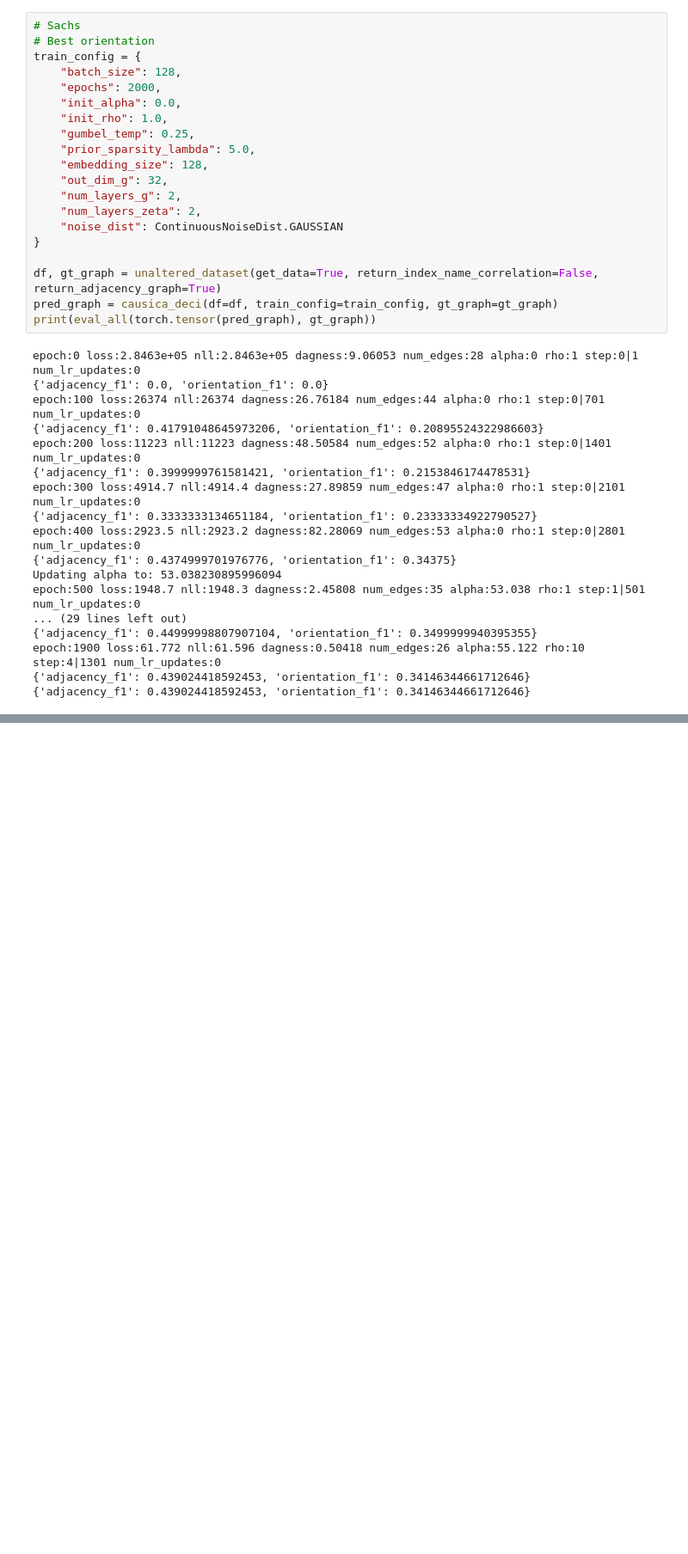
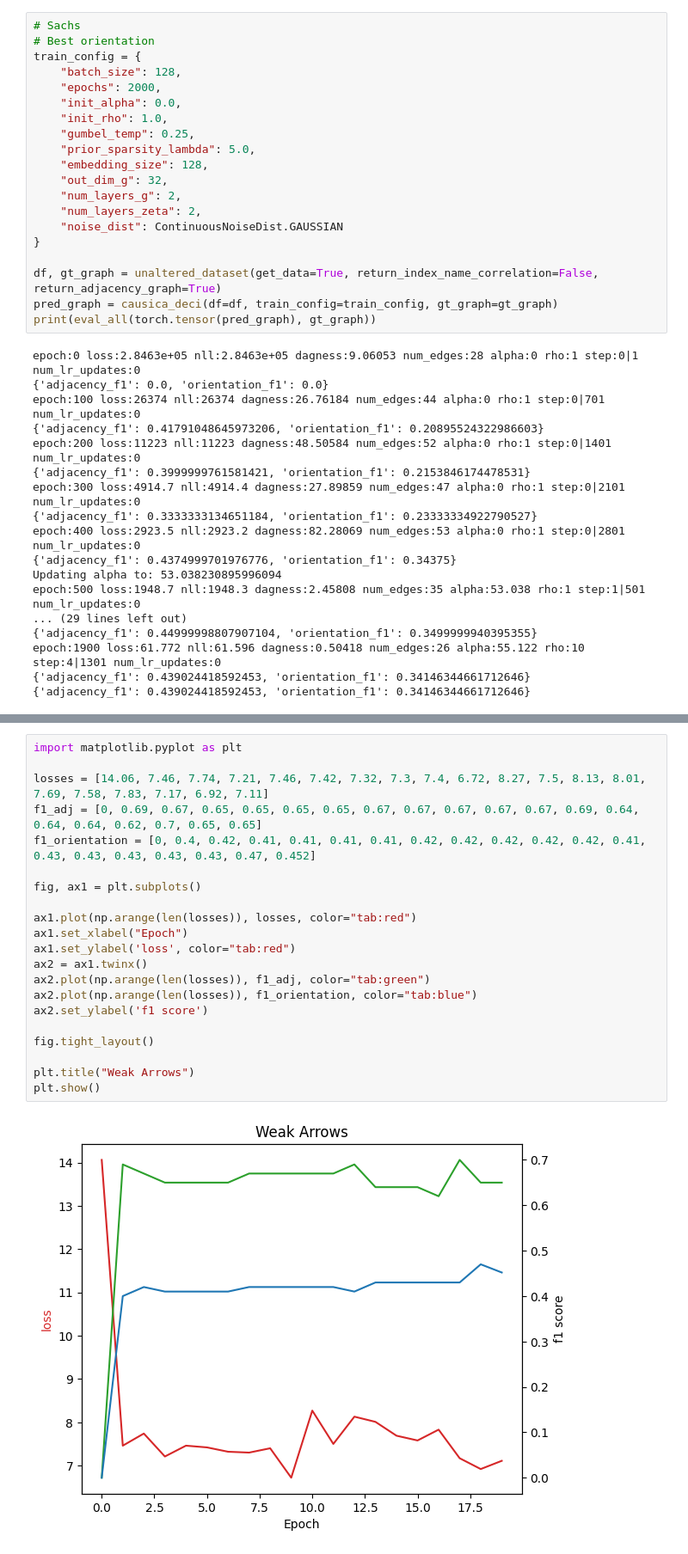
Before and after one commit to diaconuccalin/AI_in_Industry_Project, a Jupyter notebook: models/deci/deci_notebook.ipynb, the cells around one changed output, grey strips where cells are left out. Shown: that part at 86% size. Saved outputs shown, nothing was run; the diff lists cells and outputs as text; blank space fills up the shorter version.

```diff
--- a/models/deci/deci_notebook.ipynb
+++ b/models/deci/deci_notebook.ipynb
@@ -606,0 +670,23 @@ As expected, almost overall significantly worse results for the discretized data
+# %%
+import matplotlib.pyplot as plt
+
+losses = [14.06, 7.46, 7.74, 7.21, 7.46, 7.42, 7.32, 7.3, 7.4, 6.72, 8.27, 7.5, 8.13, 8.01, 7.69, 7.58, 7.83, 7.17, 6.92, 7.11]
+f1_adj = [0, 0.69, 0.67, 0.65, 0.65, 0.65, 0.65, 0.67, 0.67, 0.67, 0.67, 0.67, 0.69, 0.64, 0.64, 0.64, 0.62, 0.7, 0.65, 0.65]
+f1_orientation = [0, 0.4, 0.42, 0.41, 0.41, 0.41, 0.41, 0.42, 0.42, 0.42, 0.42, 0.42, 0.41, 0.43, 0.43, 0.43, 0.43, 0.43, 0.47, 0.452]
+
+fig, ax1 = plt.subplots()
+
+ax1.plot(np.arange(len(losses)), losses, color="tab:red")
+ax1.set_xlabel("Epoch")
+ax1.set_ylabel('loss', color="tab:red")
+ax2 = ax1.twinx()
+ax2.plot(np.arange(len(losses)), f1_adj, color="tab:green")
+ax2.plot(np.arange(len(losses)), f1_orientation, color="tab:blue")
+ax2.set_ylabel('f1 score')
+
+fig.tight_layout()
+
+plt.title("Weak Arrows")
+plt.show()
+# %% [output]
+[figure, added]
```
Also changed, not shown: parts of 8 cells of this notebook, 1 other file.
